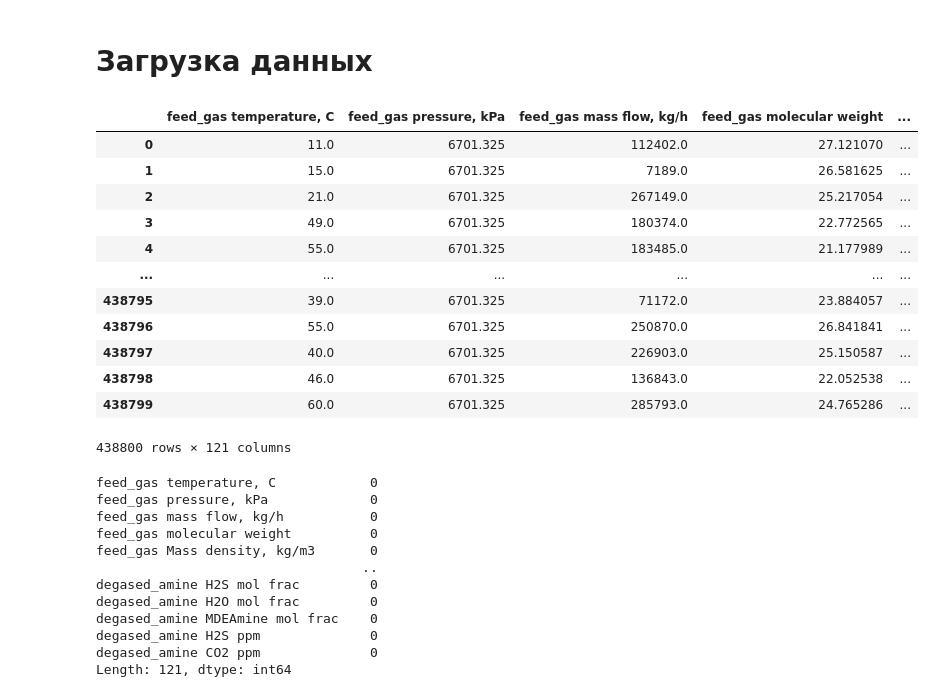
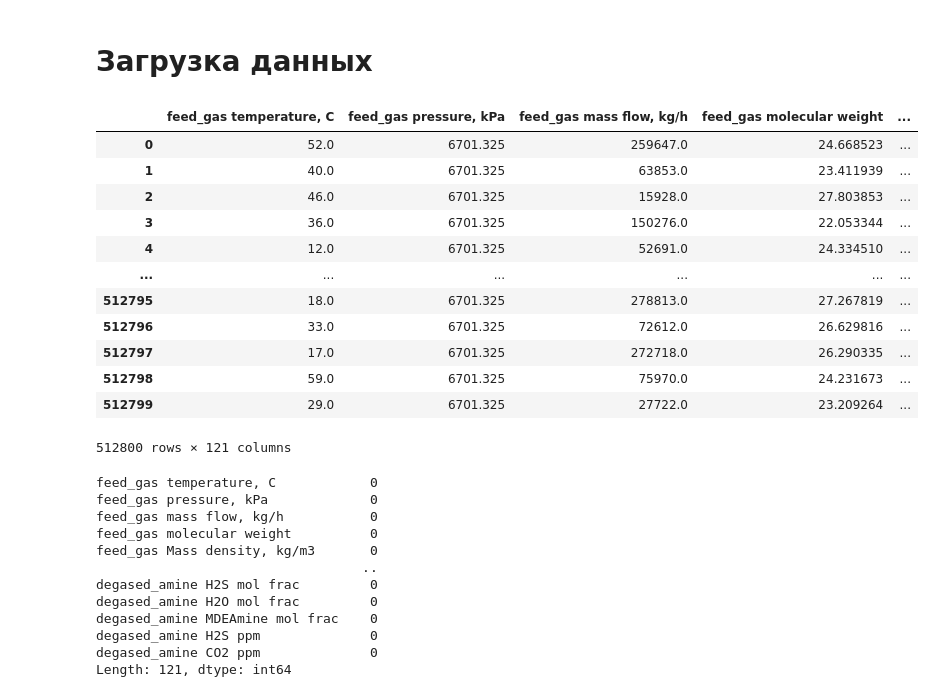
Before and after one commit to Rus-tam/AI_models, a Jupyter notebook: simple_amine_treatment.ipynb, the cells around one changed output. Saved outputs shown, nothing was run; the diff lists cells and outputs as text; code cells hidden in the pictures.

```diff
--- a/simple_amine_treatment.ipynb
+++ b/simple_amine_treatment.ipynb
@@ -9,23 +9,23 @@ from sklearn.model_selection import train_test_split
 # %% [markdown]
 # Загрузка данных
 # %%
-data = pd.read_csv('./data/amine_treatment.csv', on_bad_lines='skip')
+data = pd.read_csv('./data/amine_treatment-final.csv', on_bad_lines='skip')
 # data.drop(data.columns[[19, 39, 59, 79]], axis = 1, inplace=True)
 data
 # %% [output]
 |  | feed_gas temperature, C | feed_gas pressure, kPa | feed_gas mass flow, kg/h | feed_gas molecular weight | ... |
-| 0 | 11.0 | 6701.325 | 112402.0 | 27.121070 | ... |
-| 1 | 15.0 | 6701.325 | 7189.0 | 26.581625 | ... |
-| 2 | 21.0 | 6701.325 | 267149.0 | 25.217054 | ... |
-| 3 | 49.0 | 6701.325 | 180374.0 | 22.772565 | ... |
-| 4 | 55.0 | 6701.325 | 183485.0 | 21.177989 | ... |
+| 0 | 52.0 | 6701.325 | 259647.0 | 24.668523 | ... |
+| 1 | 40.0 | 6701.325 | 63853.0 | 23.411939 | ... |
+| 2 | 46.0 | 6701.325 | 15928.0 | 27.803853 | ... |
+| 3 | 36.0 | 6701.325 | 150276.0 | 22.053344 | ... |
+| 4 | 12.0 | 6701.325 | 52691.0 | 24.334510 | ... |
 | ... | ... | ... | ... | ... | ... |
-| 438795 | 39.0 | 6701.325 | 71172.0 | 23.884057 | ... |
-| 438796 | 55.0 | 6701.325 | 250870.0 | 26.841841 | ... |
-| 438797 | 40.0 | 6701.325 | 226903.0 | 25.150587 | ... |
-| 438798 | 46.0 | 6701.325 | 136843.0 | 22.052538 | ... |
-| 438799 | 60.0 | 6701.325 | 285793.0 | 24.765286 | ... |
+| 512795 | 18.0 | 6701.325 | 278813.0 | 27.267819 | ... |
+| 512796 | 33.0 | 6701.325 | 72612.0 | 26.629816 | ... |
+| 512797 | 17.0 | 6701.325 | 272718.0 | 26.290335 | ... |
+| 512798 | 59.0 | 6701.325 | 75970.0 | 24.231673 | ... |
+| 512799 | 29.0 | 6701.325 | 27722.0 | 23.209264 | ... |
-438800 rows × 121 columns
+512800 rows × 121 columns
 # %%
 data.isna().sum()
 # %% [output]
```
Also changed, not shown: parts of 6 cells of this notebook, 1 other file.
